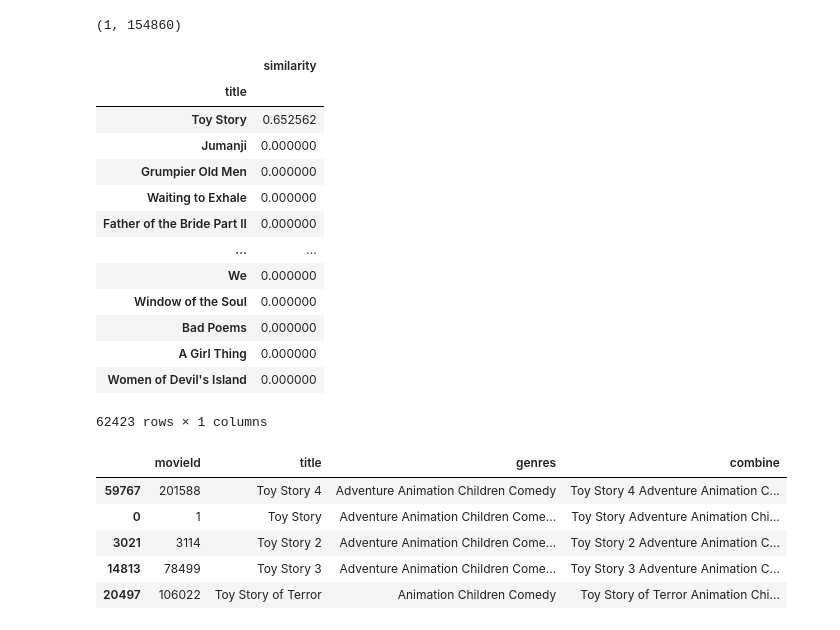
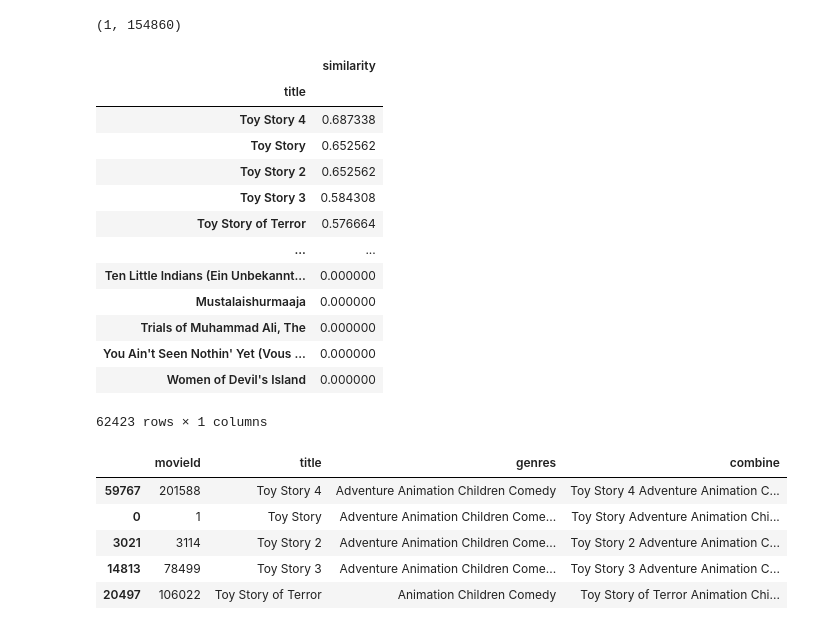
Before and after one commit to ZNLong2203/Recommendation-Movie, a Jupyter notebook: Recommendation_Movie.ipynb, the cells around one changed output. Drawn from its saved outputs; the diff is of its cells as text; code cells hidden in the pictures.

```diff
--- a/Recommendation_Movie.ipynb
+++ b/Recommendation_Movie.ipynb
@@ -59,22 +59,23 @@ query_vector.shape
 # %%
 cosine_sim = linear_kernel(query_vector, tfidf)
 similarity = cosine_sim.flatten()
 similarity_df = pd.DataFrame(similarity, index = movies["title"])
 similarity_df.columns = ["similarity"]
+similarity_df = similarity_df.sort_values("similarity", ascending = False)
 similarity_df
 # %% [output]
 |  | similarity |
 | title |  |
+| Toy Story 4 | 0.687338 |
 | Toy Story | 0.652562 |
-| Jumanji | 0.000000 |
-| Grumpier Old Men | 0.000000 |
-| Waiting to Exhale | 0.000000 |
-| Father of the Bride Part II | 0.000000 |
+| Toy Story 2 | 0.652562 |
+| Toy Story 3 | 0.584308 |
+| Toy Story of Terror | 0.576664 |
 | ... | ... |
-| We | 0.000000 |
-| Window of the Soul | 0.000000 |
-| Bad Poems | 0.000000 |
-| A Girl Thing | 0.000000 |
+| Ten Little Indians (Ein Unbekannt... | 0.000000 |
+| Mustalaishurmaaja | 0.000000 |
+| Trials of Muhammad Ali, The | 0.000000 |
+| You Ain't Seen Nothin' Yet (Vous ... | 0.000000 |
 | Women of Devil's Island | 0.000000 |
 62423 rows × 1 columns
 # %%
```
Also changed, not shown: parts of 4 cells of this notebook.
